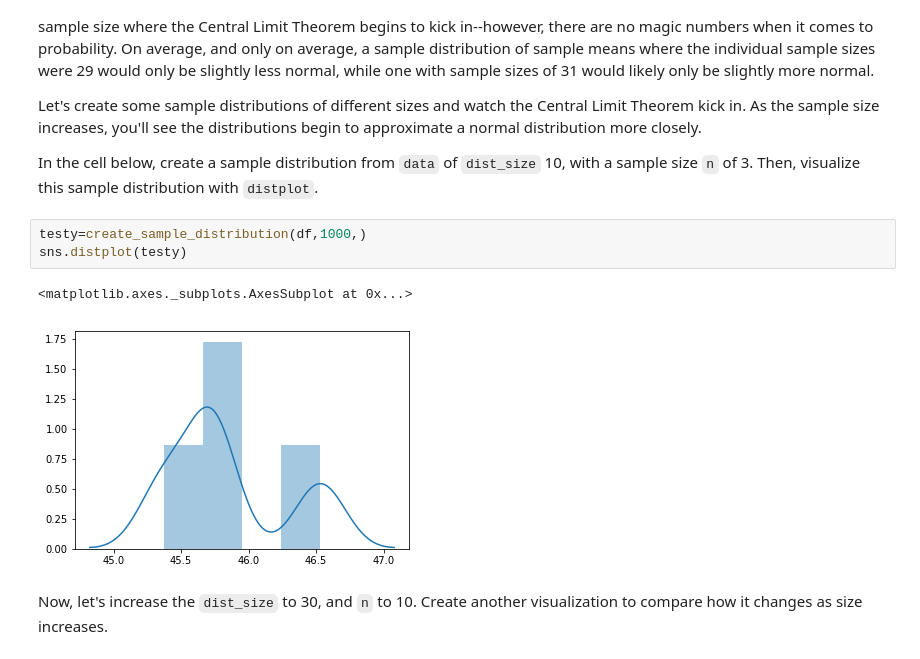
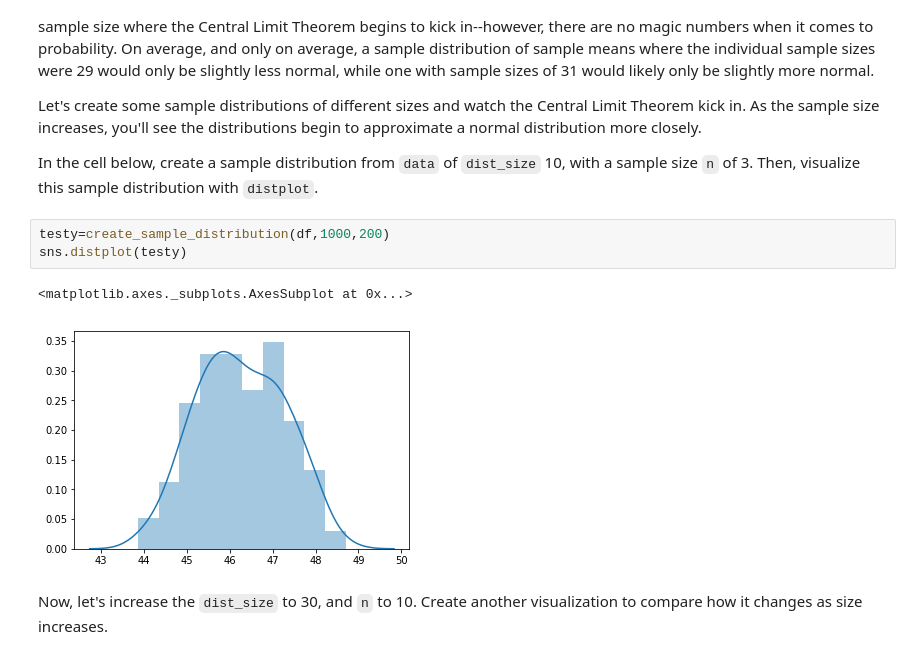
Before and after one commit to matthew-d-oliver/dsc-central-limit-theorem-lab-nyc-ds-082619, a Jupyter notebook: index.ipynb, the cells around one changed output. Drawn from its saved outputs; the diff is of its cells as text.

```diff
--- a/index.ipynb
+++ b/index.ipynb
@@ -124,11 +124,11 @@ Let's create some sample distributions of different sizes and watch the Central
 
 In the cell below, create a sample distribution from `data` of `dist_size` 10, with a sample size `n` of 3. Then, visualize this sample distribution with `distplot`.
 # %%
-testy=create_sample_distribution(df,1000,)
+testy=create_sample_distribution(df,1000,200)
 sns.distplot(testy)
 # %% [output]
 <matplotlib.axes._subplots.AxesSubplot at 0x...>
-[figure, old version]
+[figure, new version]
 # %% [markdown]
 Now, let's increase the `dist_size` to 30, and `n` to 10.  Create another visualization to compare how it changes as size increases.
 # %%
```
